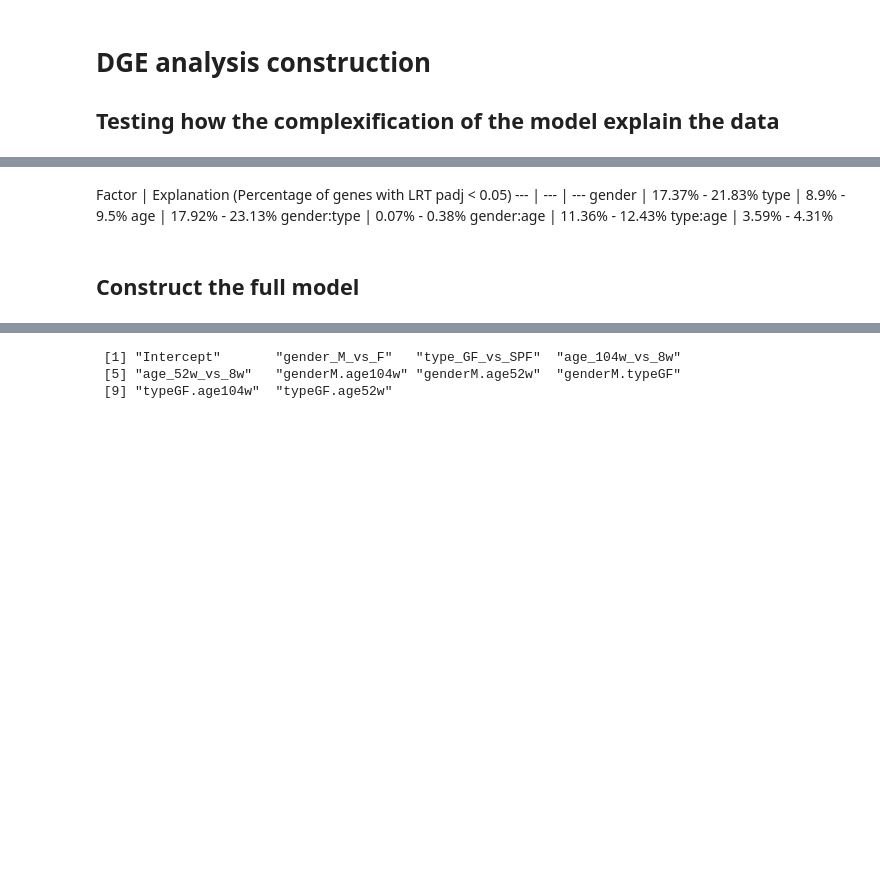
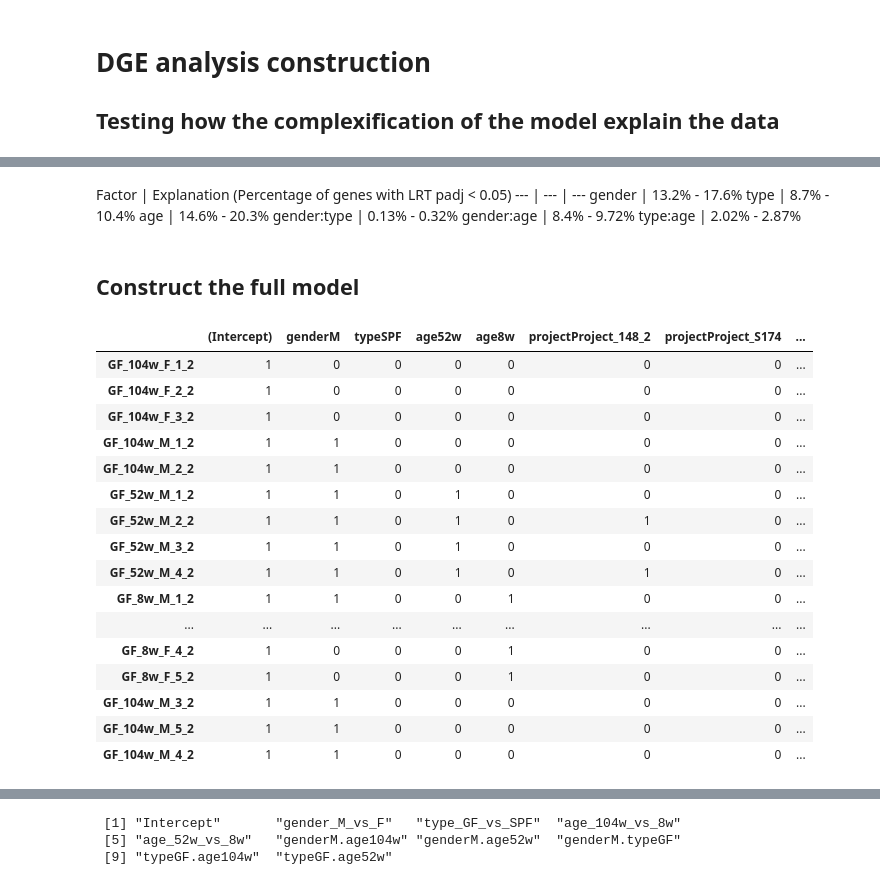
Before and after one commit to anuprulez/amma, a Jupyter notebook: src/dge_analysis.ipynb, the cells around one changed output, grey strips where cells are left out. Drawn from its saved outputs; the diff is of its cells as text; code cells hidden in the pictures; blank space fills up the shorter version.

```diff
--- a/src/dge_analysis.ipynb
+++ b/src/dge_analysis.ipynb
@@ -758,14 +822,35 @@ complexif_stats
 # %% [markdown]
 Factor | Explanation (Percentage of genes with LRT padj < 0.05)
 --- | --- | ---
-gender | 17.37% - 21.83%
-type | 8.9% - 9.5%
-age | 17.92% - 23.13%
-gender:type | 0.07% - 0.38%
-gender:age | 11.36% - 12.43%
-type:age | 3.59% - 4.31%
+gender | 13.2% - 17.6%
+type | 8.7% - 10.4%
+age | 14.6% - 20.3%
+gender:type | 0.13% - 0.32%
+gender:age | 8.4% - 9.72%
+type:age | 2.02% - 2.87%
 # %% [markdown]
 ## Construct the full model
+# %%
+mm = model.matrix(~ gender + type + age + gender:age + gender:type + type:age + project, metadata)
+mm
+# %% [output]
+|  | (Intercept) | genderM | typeSPF | age52w | age8w | projectProject_148_2 | projectProject_S174 | ... |
+| GF_104w_F_1_2 | 1 | 0 | 0 | 0 | 0 | 0 | 0 | ... |
+| GF_104w_F_2_2 | 1 | 0 | 0 | 0 | 0 | 0 | 0 | ... |
+| GF_104w_F_3_2 | 1 | 0 | 0 | 0 | 0 | 0 | 0 | ... |
+| GF_104w_M_1_2 | 1 | 1 | 0 | 0 | 0 | 0 | 0 | ... |
+| GF_104w_M_2_2 | 1 | 1 | 0 | 0 | 0 | 0 | 0 | ... |
+| GF_52w_M_1_2 | 1 | 1 | 0 | 1 | 0 | 0 | 0 | ... |
+| GF_52w_M_2_2 | 1 | 1 | 0 | 1 | 0 | 1 | 0 | ... |
+| GF_52w_M_3_2 | 1 | 1 | 0 | 1 | 0 | 0 | 0 | ... |
+| GF_52w_M_4_2 | 1 | 1 | 0 | 1 | 0 | 1 | 0 | ... |
+| GF_8w_M_1_2 | 1 | 1 | 0 | 0 | 1 | 0 | 0 | ... |
+| ... | ... | ... | ... | ... | ... | ... | ... | ... |
+| GF_8w_F_4_2 | 1 | 0 | 0 | 0 | 1 | 0 | 0 | ... |
+| GF_8w_F_5_2 | 1 | 0 | 0 | 0 | 1 | 0 | 0 | ... |
+| GF_104w_M_3_2 | 1 | 1 | 0 | 0 | 0 | 0 | 0 | ... |
+| GF_104w_M_5_2 | 1 | 1 | 0 | 0 | 0 | 0 | 0 | ... |
+| GF_104w_M_4_2 | 1 | 1 | 0 | 0 | 0 | 0 | 0 | ... |
 # %%
 # Construct DESeqDataSet
 dds = DESeqDataSetFromMatrix(
```
Also changed, not shown: parts of 45 cells of this notebook, 1 other file.
